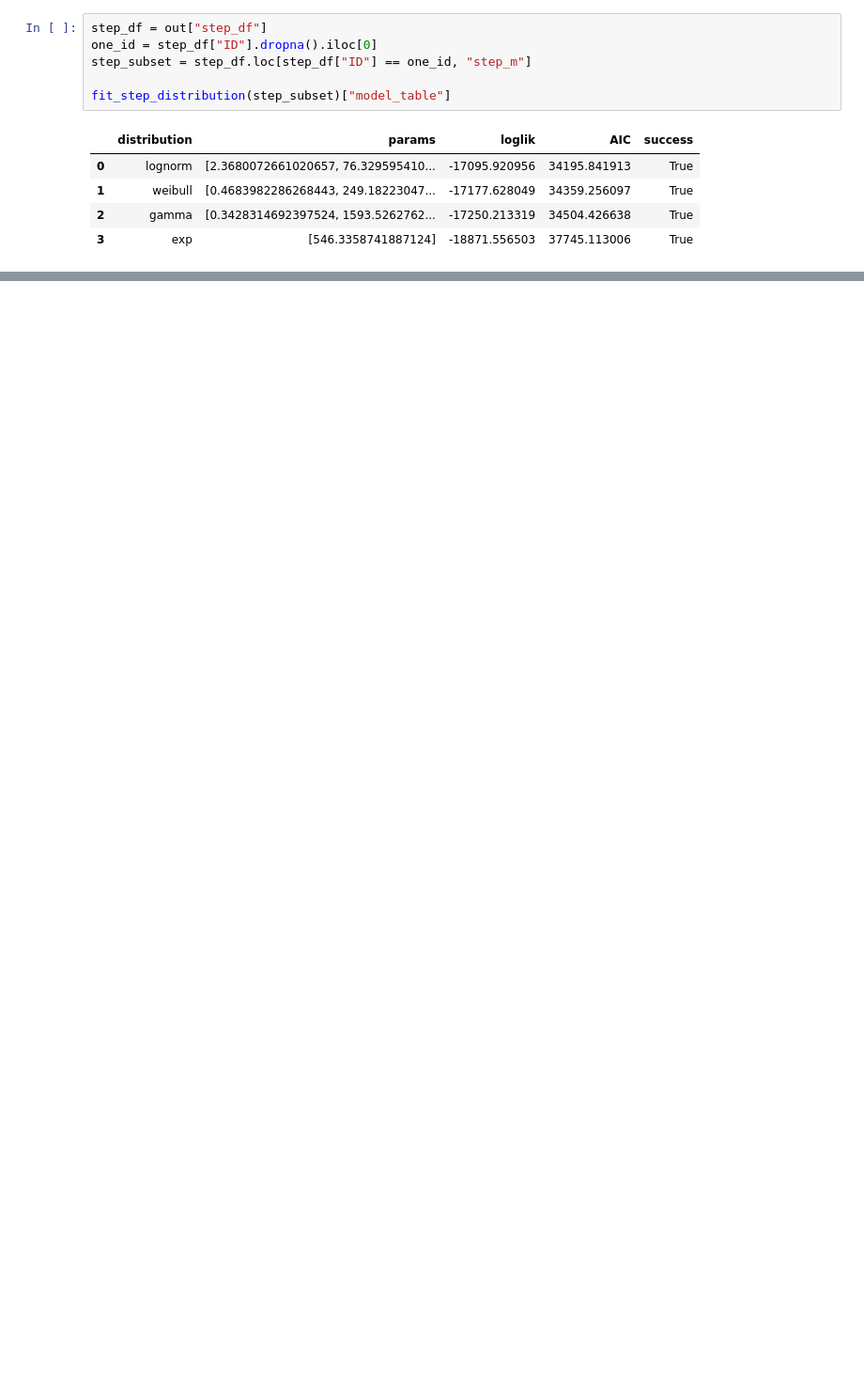
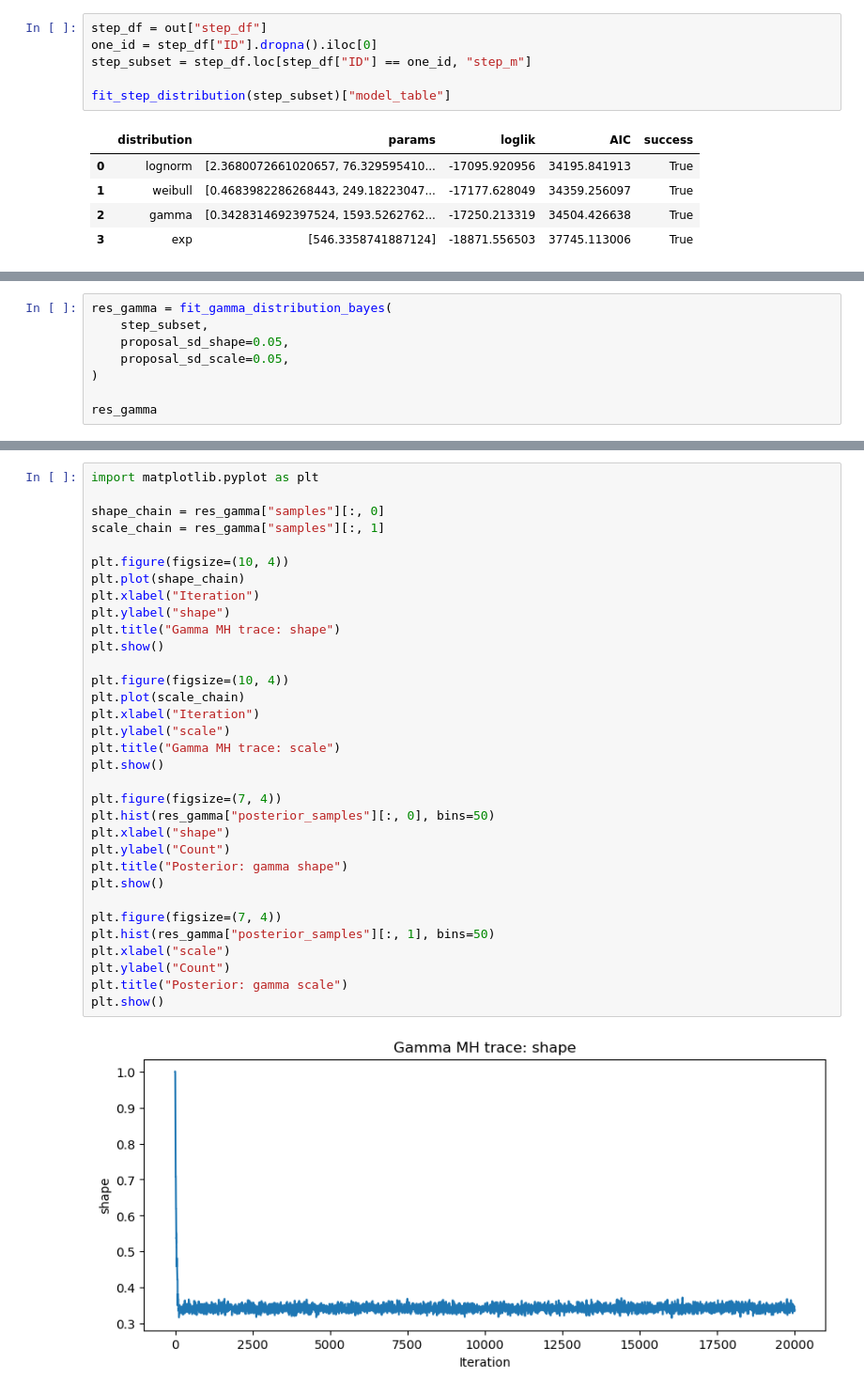
Before and after one commit to PantheraPaulus/hrHSA-public, a Jupyter notebook: Module_import&test.ipynb, the cells around one changed output, grey strips where cells are left out. Shown at 94% size. Drawn from its saved outputs; the diff is of its cells as text; blank space fills up the shorter version.

```diff
--- a/Module_import&test.ipynb
+++ b/Module_import&test.ipynb
@@ -370,0 +516,8 @@ fit_step_distribution(step_subset)["model_table"]
+# %%
+res_gamma = fit_gamma_distribution_bayes(
+    step_subset,
+    proposal_sd_shape=0.05,
+    proposal_sd_scale=0.05,
+)
+
+res_gamma
@@ -370,0 +542,35 @@ fit_step_distribution(step_subset)["model_table"]
+# %%
+import matplotlib.pyplot as plt
+
+shape_chain = res_gamma["samples"][:, 0]
+scale_chain = res_gamma["samples"][:, 1]
+
+plt.figure(figsize=(10, 4))
+plt.plot(shape_chain)
+plt.xlabel("Iteration")
+plt.ylabel("shape")
+plt.title("Gamma MH trace: shape")
+plt.show()
+
+plt.figure(figsize=(10, 4))
+plt.plot(scale_chain)
+plt.xlabel("Iteration")
+plt.ylabel("scale")
+plt.title("Gamma MH trace: scale")
+plt.show()
+
+plt.figure(figsize=(7, 4))
+plt.hist(res_gamma["posterior_samples"][:, 0], bins=50)
+plt.xlabel("shape")
+plt.ylabel("Count")
+plt.title("Posterior: gamma shape")
+plt.show()
+
+plt.figure(figsize=(7, 4))
+plt.hist(res_gamma["posterior_samples"][:, 1], bins=50)
+plt.xlabel("scale")
+plt.ylabel("Count")
+plt.title("Posterior: gamma scale")
+plt.show()
+# %% [output]
+[figure, added]
```
Also changed, not shown: parts of 36 cells of this notebook.
